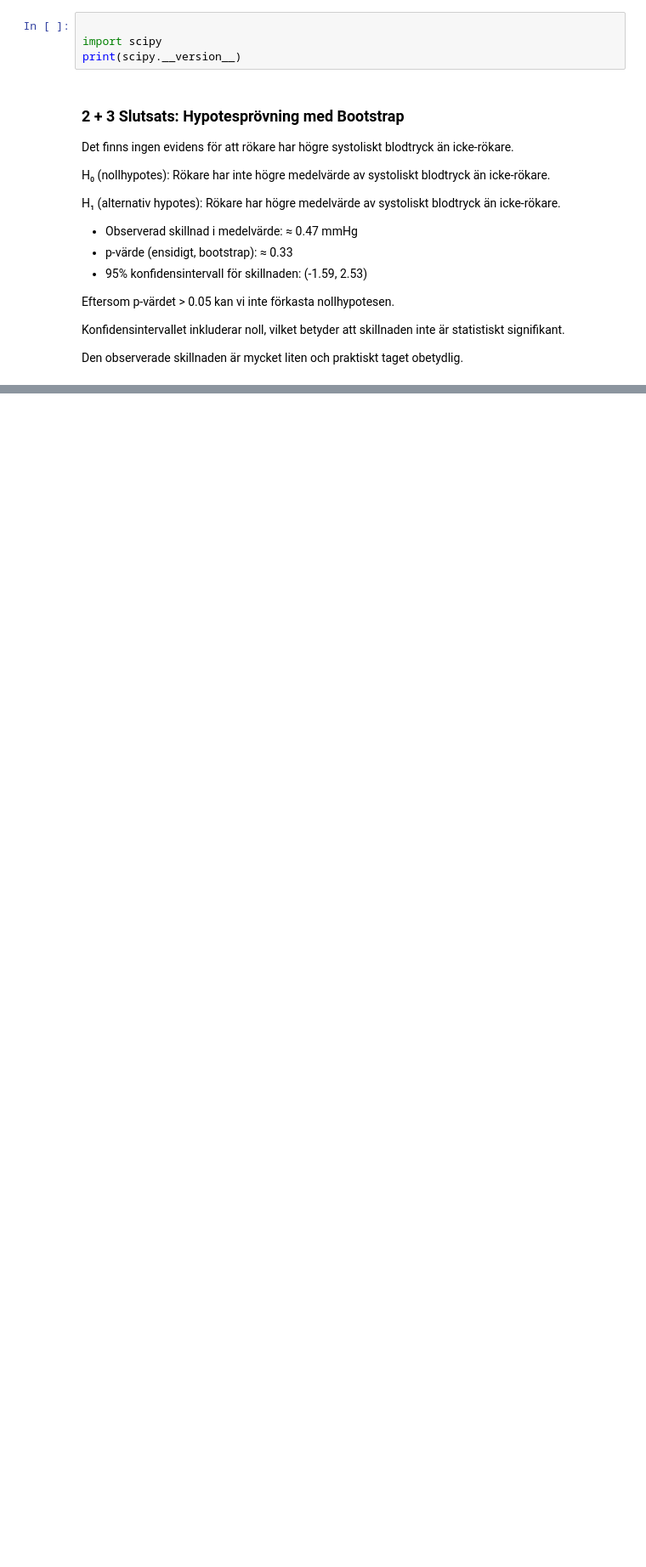
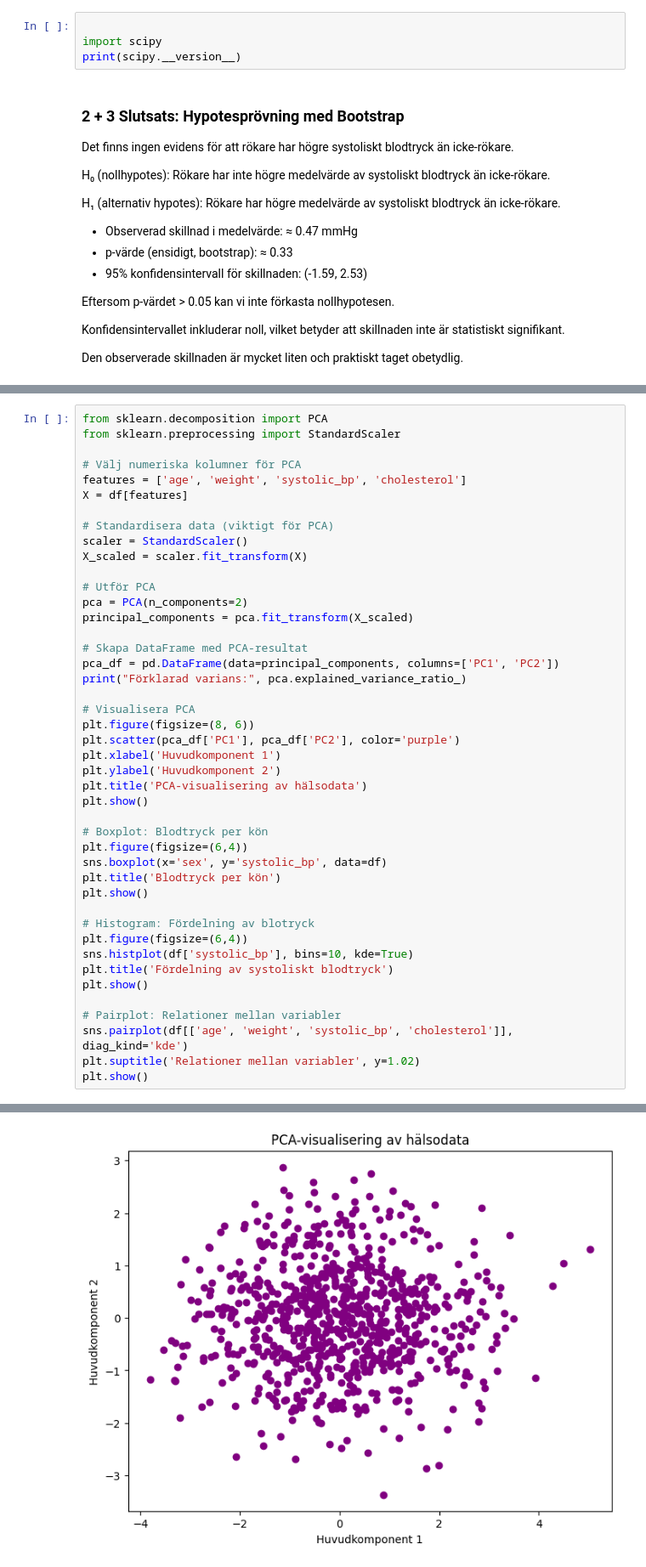
Before and after one commit to NoraAljuburiMasamra/health_study, a Jupyter notebook: report.ipynb, the cells around one changed output, grey strips where cells are left out. Shown: that part at 85% size. Drawn from its saved outputs; the diff is of its cells as text; blank space fills up the shorter version.

```diff
--- a/report.ipynb
+++ b/report.ipynb
@@ -468,0 +549,45 @@ p-värde (bootstrap, ensidigt): 0.5050
+# %%
+from sklearn.decomposition import PCA
+from sklearn.preprocessing import StandardScaler
+
+# Välj numeriska kolumner för PCA
+features = ['age', 'weight', 'systolic_bp', 'cholesterol']
+X = df[features]
+
+# Standardisera data (viktigt för PCA)
+scaler = StandardScaler()
+X_scaled = scaler.fit_transform(X)
+
+# Utför PCA
+pca = PCA(n_components=2)
+principal_components = pca.fit_transform(X_scaled)
+
+# Skapa DataFrame med PCA-resultat
+pca_df = pd.DataFrame(data=principal_components, columns=['PC1', 'PC2'])
+print("Förklarad varians:", pca.explained_variance_ratio_)
+
+# Visualisera PCA
+plt.figure(figsize=(8, 6))
+plt.scatter(pca_df['PC1'], pca_df['PC2'], color='purple')
+plt.xlabel('Huvudkomponent 1')
+plt.ylabel('Huvudkomponent 2')
+plt.title('PCA-visualisering av hälsodata')
+plt.show()
+
+# Boxplot: Blodtryck per kön
+plt.figure(figsize=(6,4))
+sns.boxplot(x='sex', y='systolic_bp', data=df)
+plt.title('Blodtryck per kön')
+plt.show()
+
+# Histogram: Fördelning av blotryck
+plt.figure(figsize=(6,4))
+sns.histplot(df['systolic_bp'], bins=10, kde=True)
+plt.title('Fördelning av systoliskt blodtryck')
+plt.show()
+
+# Pairplot: Relationer mellan variabler
+sns.pairplot(df[['age', 'weight', 'systolic_bp', 'cholesterol']], diag_kind='kde')
+plt.suptitle('Relationer mellan variabler', y=1.02)
+plt.show()
+# %% [output]
@@ -468,0 +595 @@ p-värde (bootstrap, ensidigt): 0.5050
+[figure, added]
```
Also changed, not shown: parts of 23 cells of this notebook, 4 other files.
